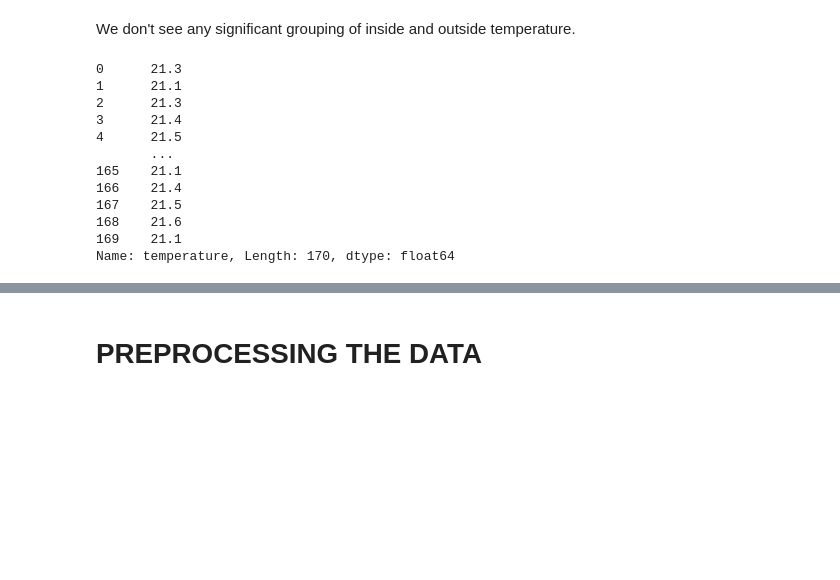
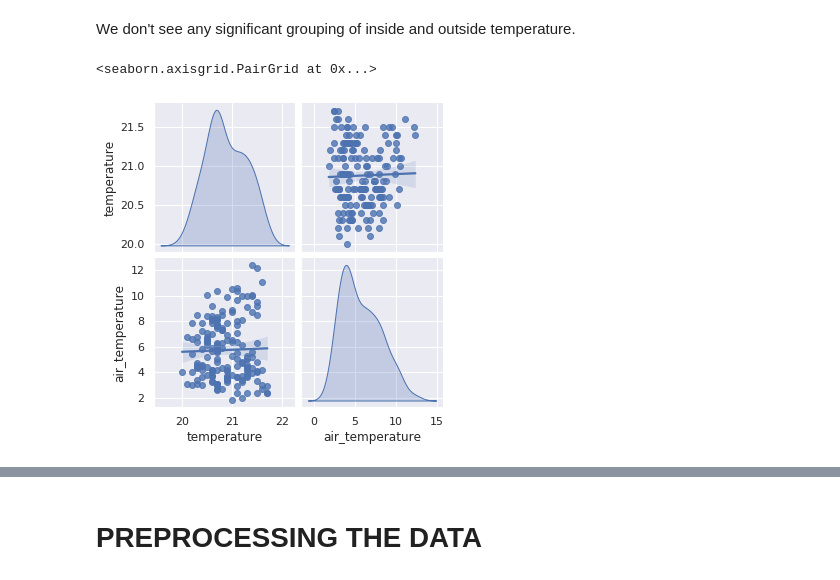
Before and after one commit to asc3ndr/ibe405-project, a Jupyter notebook: DataAnalytics/weather_arduino_analysis.ipynb, the cells around one changed output, grey strips where cells are left out. Cells and saved outputs as stored; diff of their text form; code cells hidden in the pictures; blank space fills up the shorter version.

```diff
--- a/DataAnalytics/weather_arduino_analysis.ipynb
+++ b/DataAnalytics/weather_arduino_analysis.ipynb
@@ -164,19 +164,7 @@ merged_df[["temperature", "air_temperature"]].groupby(["temperature"], as_index=
 We don't see any significant grouping of inside and outside temperature.
 # %%
 # sns.scatterplot(data=merged_df, x='temperature', y="air_temperature")
-new = merged_df["temperature"] + merged_df["air_temperature"]
-new
-# sns.pairplot(merged_df, kind="reg", diag_kind="kde")
+sns.pairplot(merged_df[["temperature", "air_temperature"]], kind="reg", diag_kind="kde")
 # %% [output]
-0      21.3
-1      21.1
-2      21.3
-3      21.4
-4      21.5
-       ...
-165    21.1
-166    21.4
-167    21.5
-168    21.6
-169    21.1
-Name: temperature, Length: 170, dtype: float64
+<seaborn.axisgrid.PairGrid at 0x...>
+[figure, added]
```
Also changed, not shown: parts of 11 cells of this notebook, 6 other files.
